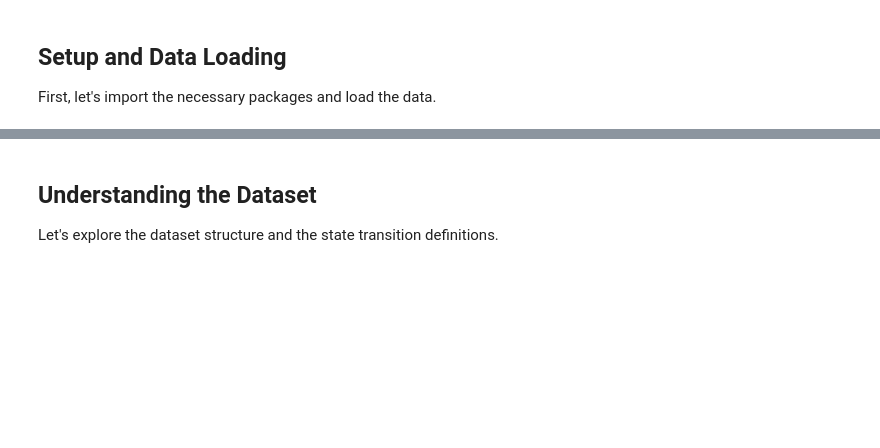
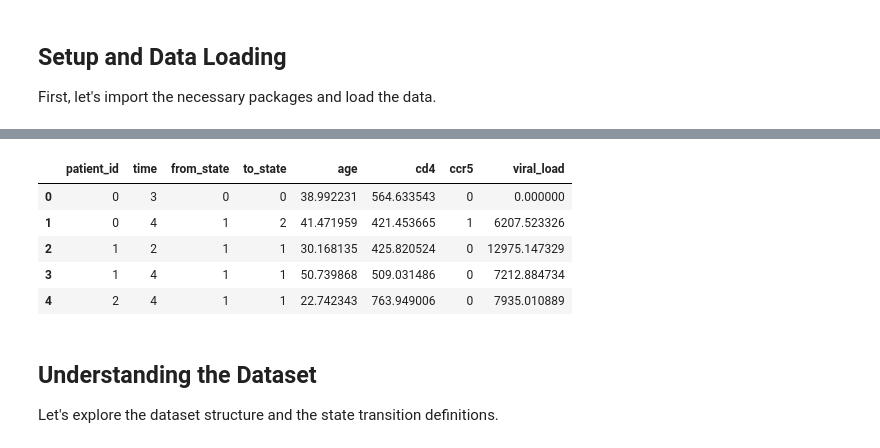
Before and after one commit to denizakdemir/multistate_nn, a Jupyter notebook: examples/aidssi_real_data_example.ipynb, the cells around one changed output, grey strips where cells are left out. Saved outputs shown, nothing was run; the diff lists cells and outputs as text; code cells hidden in the pictures; blank space fills up the shorter version.

```diff
--- a/examples/aidssi_real_data_example.ipynb
+++ b/examples/aidssi_real_data_example.ipynb
@@ -41,3 +38,70 @@ competing_risk_dataset.head()
+# %%
+# Create a synthetic dataset based on the AIDSSI structure
+# The real dataset contains transitions between 4 states:
+# 0: HIV-, 1: HIV+, 2: AIDS, 3: Death
+
+# Define state labels
+state_labels = {0: "HIV-", 1: "HIV+", 2: "AIDS", 3: "Death"}
+
+# Set the size of the dataset
+n_samples = 500
+
+# Create synthetic data
+np.random.seed(42)
+
+# Create patient IDs
+patient_ids = np.repeat(np.arange(n_samples // 2), 2)  # Each patient has ~2 transitions
+
+# Create time points (0 to 5)
+times = np.random.randint(0, 6, n_samples)
+
+# Create state transitions following a typical progression
+from_states = np.random.choice([0, 1, 2], n_samples, p=[0.3, 0.5, 0.2])
+to_states = np.zeros(n_samples, dtype=int)
+
+# Define transition logic: HIV- can go to HIV+, HIV+ can go to AIDS, AIDS can go to Death
+for i in range(n_samples):
+    if from_states[i] == 0:  # HIV-
+        to_states[i] = np.random.choice([0, 1], p=[0.8, 0.2])  # Most stay HIV-, some progress to HIV+
+    elif from_states[i] == 1:  # HIV+
+        to_states[i] = np.random.choice([1, 2], p=[0.7, 0.3])  # Most stay HIV+, some progress to AIDS
+    elif from_states[i] == 2:  # AIDS
+        to_states[i] = np.random.choice([2, 3], p=[0.6, 0.4])  # Some stay in AIDS, others progress to Death
+
+# Create covariates
+age = np.random.normal(35, 10, n_samples)  # Age (years)
+cd4 = np.random.normal(500, 200, n_samples)  # CD4 count
+cd4[from_states == 1] = np.random.normal(350, 150, np.sum(from_states == 1))  # Lower CD4 for HIV+
+cd4[from_states == 2] = np.random.normal(200, 100, np.sum(from_states == 2))  # Even lower CD4 for AIDS
+ccr5 = np.random.choice([0, 1], n_samples, p=[0.8, 0.2])  # CCR5 mutation (present/absent)
+viral_load = np.zeros(n_samples)  # Viral load
+viral_load[from_states == 1] = np.random.normal(10000, 5000, np.sum(from_states == 1))
+viral_load[from_states == 2] = np.random.normal(50000, 20000, np.sum(from_states == 2))
+
+# Create the dataset
+aidssi_df = pd.DataFrame({
+    "patient_id": patient_ids,
+    "time": times,
+    "from_state": from_states,
+    "to_state": to_states,
+    "age": age,
+    "cd4": cd4,
+    "ccr5": ccr5,
+    "viral_load": viral_load,
+})
+
+# Define covariates list
+covariate_cols = ["age", "cd4", "ccr5", "viral_load"]
+
+# Display the dataset
+aidssi_df.head()
+# %% [output]
+|  | patient_id | time | from_state | to_state | age | cd4 | ccr5 | viral_load |
+| 0 | 0 | 3 | 0 | 0 | 38.992231 | 564.633543 | 0 | 0.000000 |
+| 1 | 0 | 4 | 1 | 2 | 41.471959 | 421.453665 | 1 | 6207.523326 |
+| 2 | 1 | 2 | 1 | 1 | 30.168135 | 425.820524 | 0 | 12975.147329 |
+| 3 | 1 | 4 | 1 | 1 | 50.739868 | 509.031486 | 0 | 7212.884734 |
+| 4 | 2 | 4 | 1 | 1 | 22.742343 | 763.949006 | 0 | 7935.010889 |
 # %% [markdown]
 ## Understanding the Dataset
 
```
Also changed, not shown: parts of 21 cells of this notebook, 7 other files.
